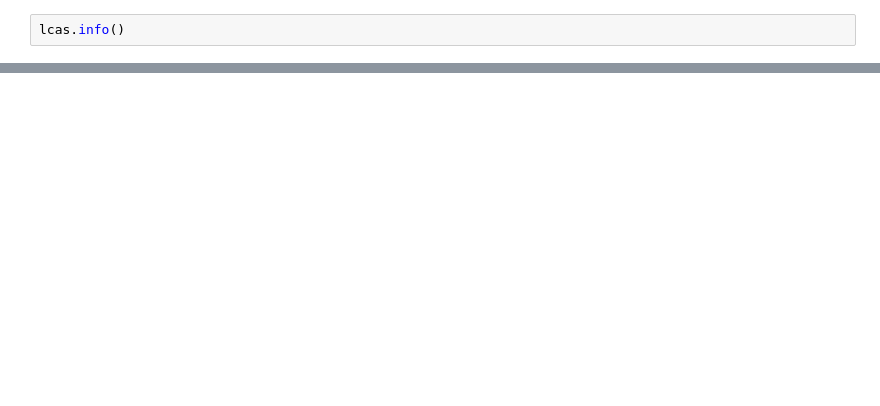
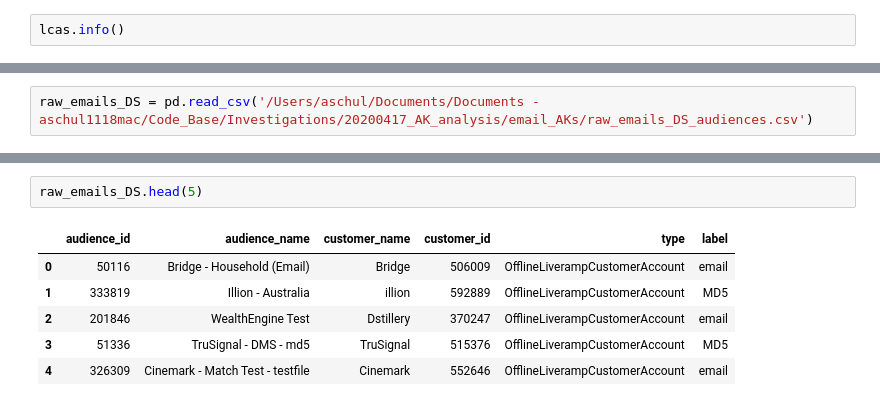
Before and after one commit to anthonylschultz/Product-Investigations, a Jupyter notebook: 20200417_AK_analysis.ipynb, the cells around one changed output, grey strips where cells are left out. Drawn from its saved outputs; the diff is of its cells as text; blank space fills up the shorter version.

```diff
--- a/20200417_AK_analysis.ipynb
+++ b/20200417_AK_analysis.ipynb
@@ -133,0 +511,2 @@ Name: type, dtype: int64
+# %%
+raw_emails_DS = pd.read_csv('/Users/aschul/Documents/Documents - aschul1118mac/Code_Base/Investigations/20200417_AK_analysis/email_AKs/raw_emails_DS_audiences.csv')
@@ -133,0 +523,9 @@ Name: type, dtype: int64
+# %%
+raw_emails_DS.head(5)
+# %% [output]
+|  | audience_id | audience_name | customer_name | customer_id | type | label |
+| 0 | 50116 | Bridge - Household (Email) | Bridge | 506009 | OfflineLiverampCustomerAccount | email |
+| 1 | 333819 | Illion - Australia | illion | 592889 | OfflineLiverampCustomerAccount | MD5 |
+| 2 | 201846 | WealthEngine Test | Dstillery | 370247 | OfflineLiverampCustomerAccount | email |
+| 3 | 51336 | TruSignal - DMS - md5 | TruSignal | 515376 | OfflineLiverampCustomerAccount | MD5 |
+| 4 | 326309 | Cinemark - Match Test - testfile | Cinemark | 552646 | OfflineLiverampCustomerAccount | email |
```
Also changed, not shown: parts of 53 cells of this notebook.
